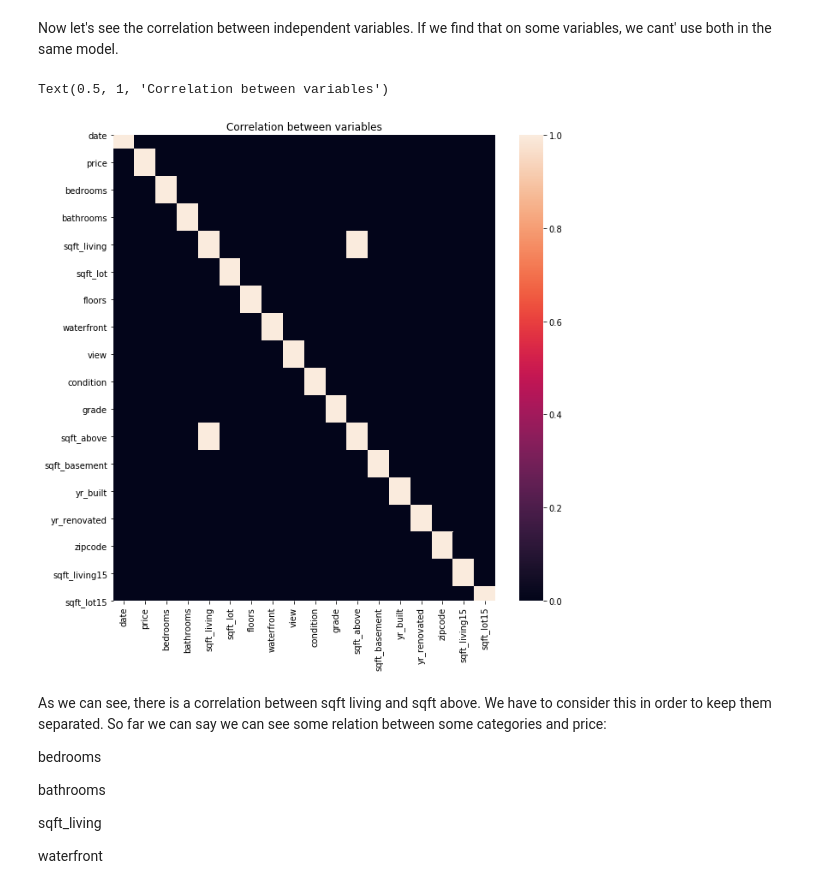
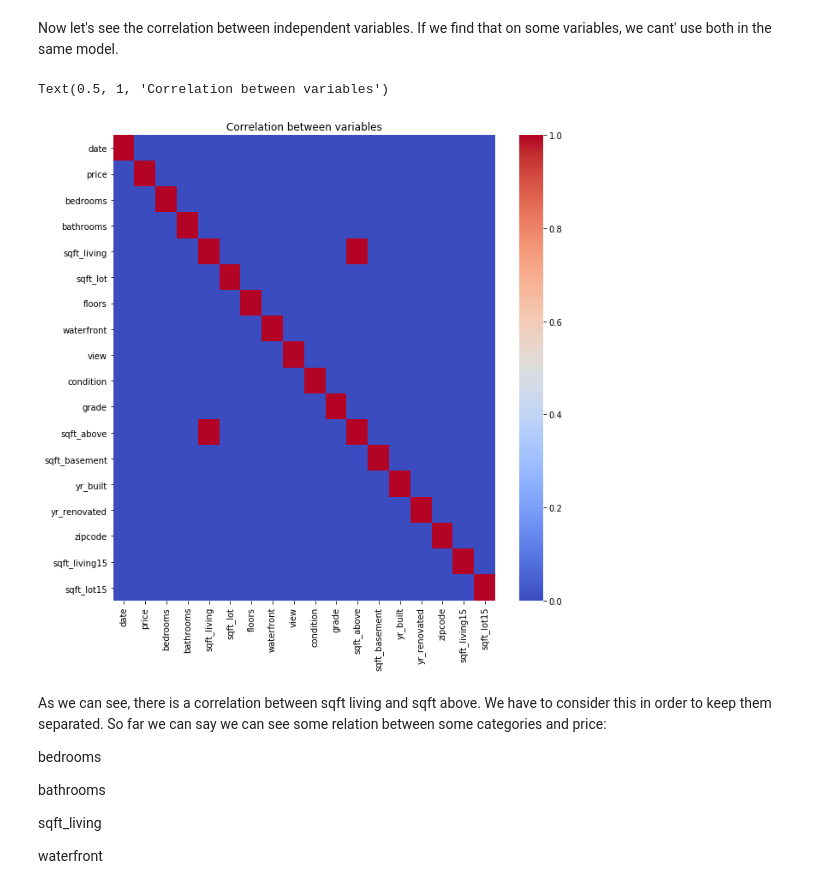
Before and after one commit to diegovallejossalas/Module-1-project, a Jupyter notebook: student.ipynb, the cells around one changed output. Cells and saved outputs as stored; diff of their text form; code cells hidden in the pictures.

```diff
--- a/student.ipynb
+++ b/student.ipynb
@@ -530,11 +547,13 @@ df_price_range.head()
 Now let's see the correlation between independent variables. If we find that on some variables, we cant' use both in the same model.
 # %%
 fig = plt.figure(figsize=(10,10))
-sns.heatmap(df_price_range.corr() > 0.75)
+ax = sns.heatmap(df_price_range.corr() > 0.75, cmap="coolwarm")
+bottom, top = ax.get_ylim()
+ax.set_ylim(bottom + 0.5, top - 0.5)
 plt.title("Correlation between variables")
 # %% [output]
 Text(0.5, 1, 'Correlation between variables')
-[figure, old version]
+[figure, new version]
 # %% [markdown]
 As we can see, there is a correlation between  sqft living and sqft above. We have to consider this in order to keep them separated.
 So far we can say we can see some relation between some categories and price:
```
Also changed, not shown: parts of 24 cells of this notebook.
